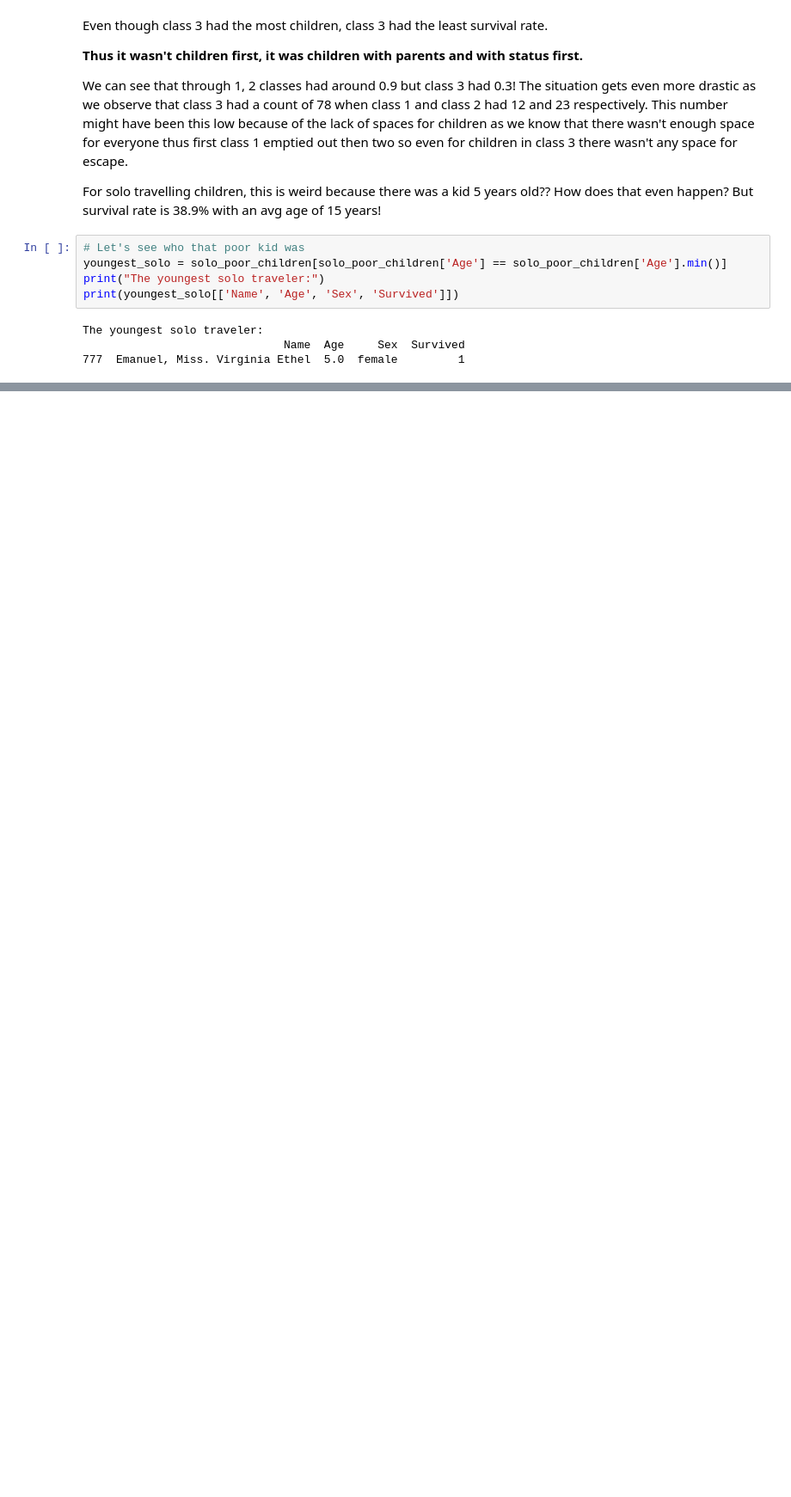
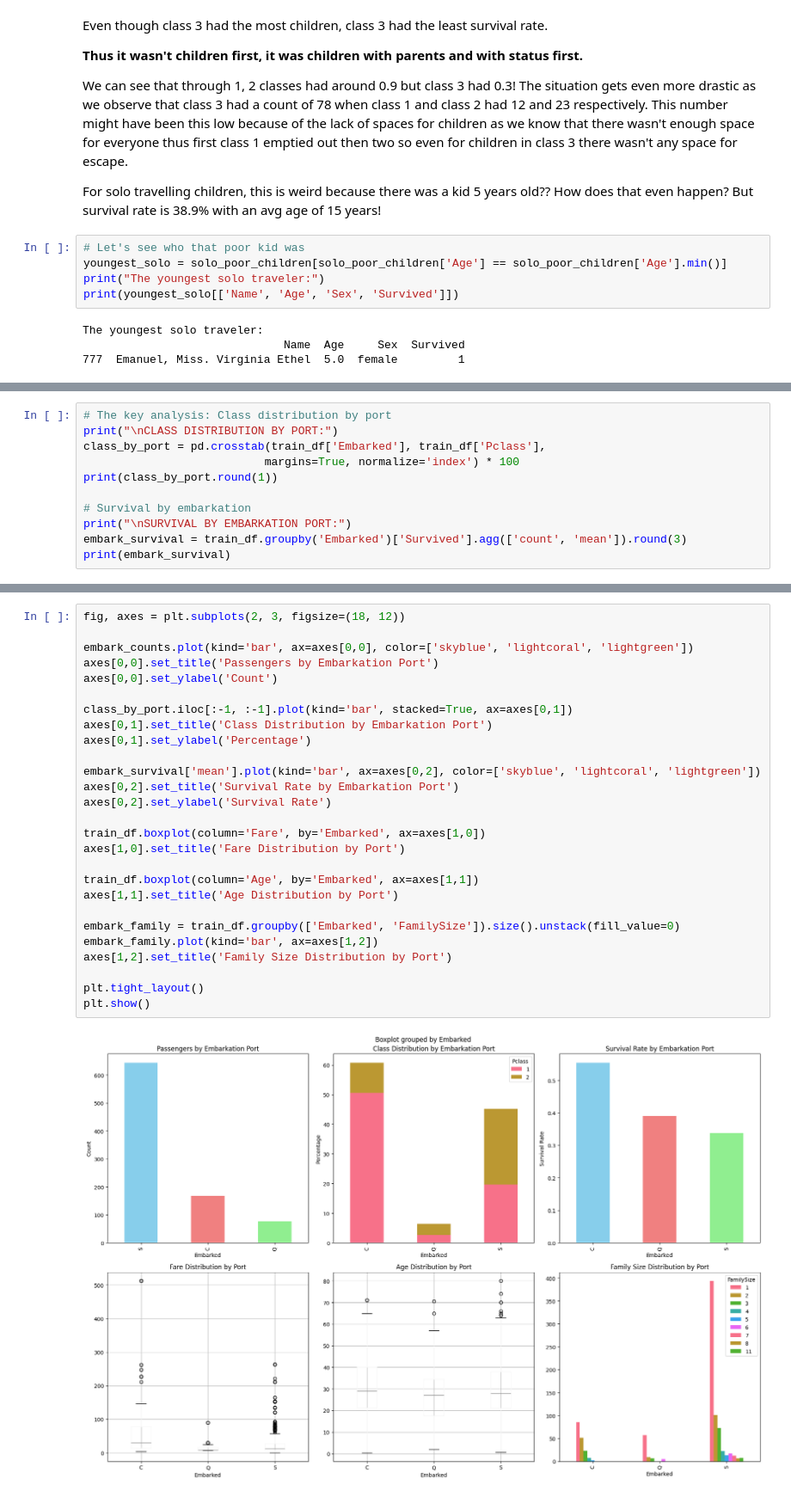
Before and after one commit to altCourier/titanic-eda, a Jupyter notebook: titanic_eda.ipynb, the cells around one changed output, grey strips where cells are left out. Shown: that part at 86% size. Cells and saved outputs as stored; diff of their text form; blank space fills up the shorter version.

```diff
--- a/titanic_eda.ipynb
+++ b/titanic_eda.ipynb
@@ -567,0 +629,11 @@ The youngest solo traveler:
+# %%
+# The key analysis: Class distribution by port
+print("\nCLASS DISTRIBUTION BY PORT:")
+class_by_port = pd.crosstab(train_df['Embarked'], train_df['Pclass'],
+                           margins=True, normalize='index') * 100
+print(class_by_port.round(1))
+
+# Survival by embarkation
+print("\nSURVIVAL BY EMBARKATION PORT:")
+embark_survival = train_df.groupby('Embarked')['Survived'].agg(['count', 'mean']).round(3)
+print(embark_survival)
@@ -567,0 +659,29 @@ The youngest solo traveler:
+# %%
+fig, axes = plt.subplots(2, 3, figsize=(18, 12))
+
+embark_counts.plot(kind='bar', ax=axes[0,0], color=['skyblue', 'lightcoral', 'lightgreen'])
+axes[0,0].set_title('Passengers by Embarkation Port')
+axes[0,0].set_ylabel('Count')
+
+class_by_port.iloc[:-1, :-1].plot(kind='bar', stacked=True, ax=axes[0,1])
+axes[0,1].set_title('Class Distribution by Embarkation Port')
+axes[0,1].set_ylabel('Percentage')
+
+embark_survival['mean'].plot(kind='bar', ax=axes[0,2], color=['skyblue', 'lightcoral', 'lightgreen'])
+axes[0,2].set_title('Survival Rate by Embarkation Port')
+axes[0,2].set_ylabel('Survival Rate')
+
+train_df.boxplot(column='Fare', by='Embarked', ax=axes[1,0])
+axes[1,0].set_title('Fare Distribution by Port')
+
+train_df.boxplot(column='Age', by='Embarked', ax=axes[1,1])
+axes[1,1].set_title('Age Distribution by Port')
+
+embark_family = train_df.groupby(['Embarked', 'FamilySize']).size().unstack(fill_value=0)
+embark_family.plot(kind='bar', ax=axes[1,2])
+axes[1,2].set_title('Family Size Distribution by Port')
+
+plt.tight_layout()
+plt.show()
+# %% [output]
+[figure, added]
```
Also changed, not shown: parts of 10 cells of this notebook.
